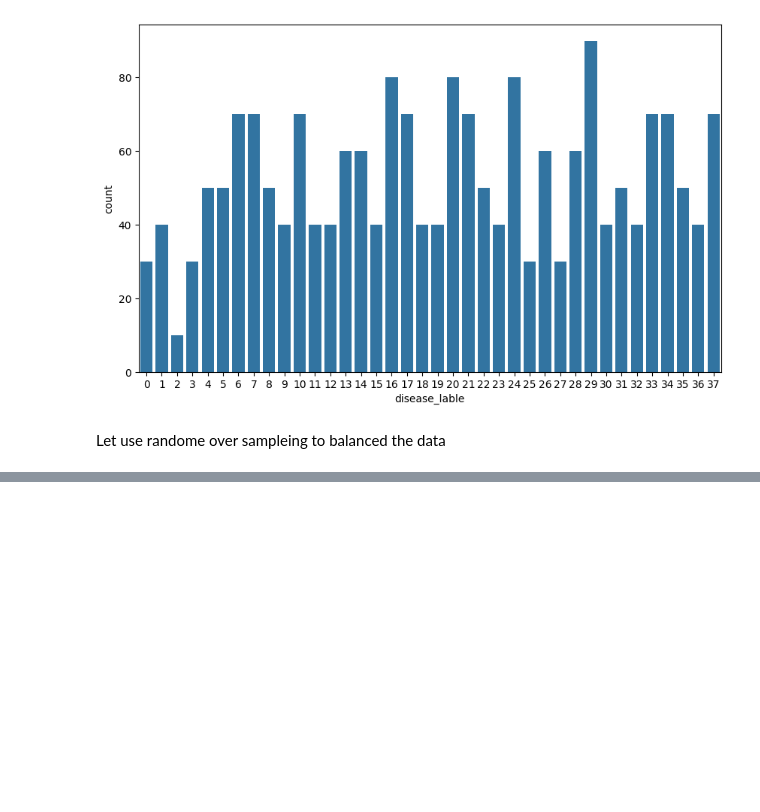
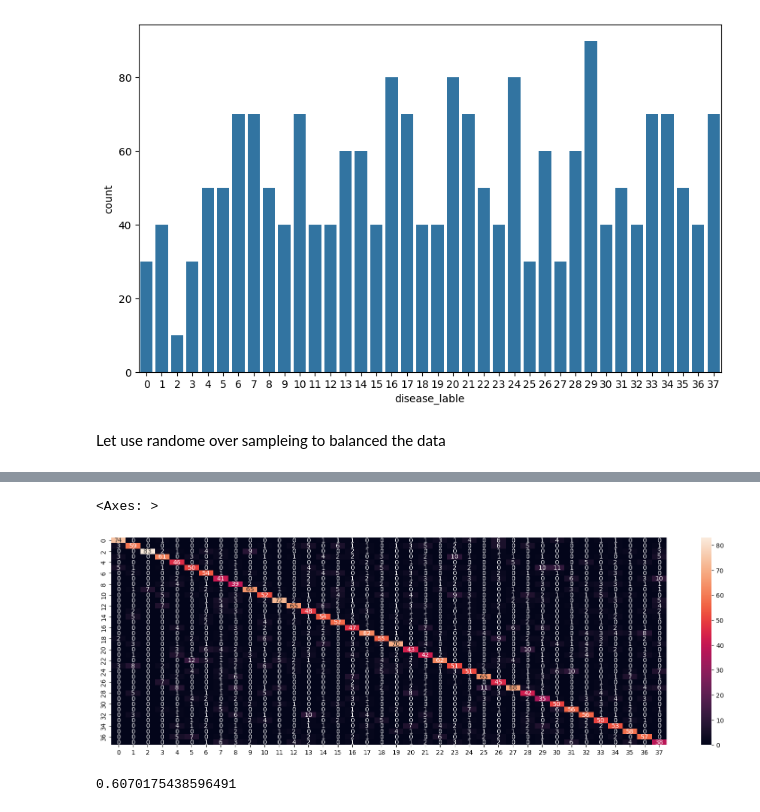
Before and after one commit to Mohitnayak-AI/Machine-Learning, a Jupyter notebook: notebook/diseasPredict.ipynb, the cells around one changed output, grey strips where cells are left out. Drawn from its saved outputs; the diff is of its cells as text; code cells hidden in the pictures; blank space fills up the shorter version.

```diff
--- a/notebook/diseasPredict.ipynb
+++ b/notebook/diseasPredict.ipynb
@@ -203,0 +413,17 @@ Let use randome over sampleing to balanced the data
+# %%
+# Combine Prdection
+
+from statistics import mode
+
+final_predict = [mode([i,j,k]) for i, j, k in zip(svc_predict,gnb_predict,rfc_predict)]
+cf = confusion_matrix(final_predict,y_resample)
+plt.figure(figsize=(20,6))
+sns.heatmap(cf,annot=True)
+# %% [output]
+<Axes: >
+[figure, added]
+# %%
+acc = accuracy_score(final_predict,y_resample)
+acc
+# %% [output]
+0.6070175438596491
```
Also changed, not shown: parts of 28 cells of this notebook, 1 other file.
